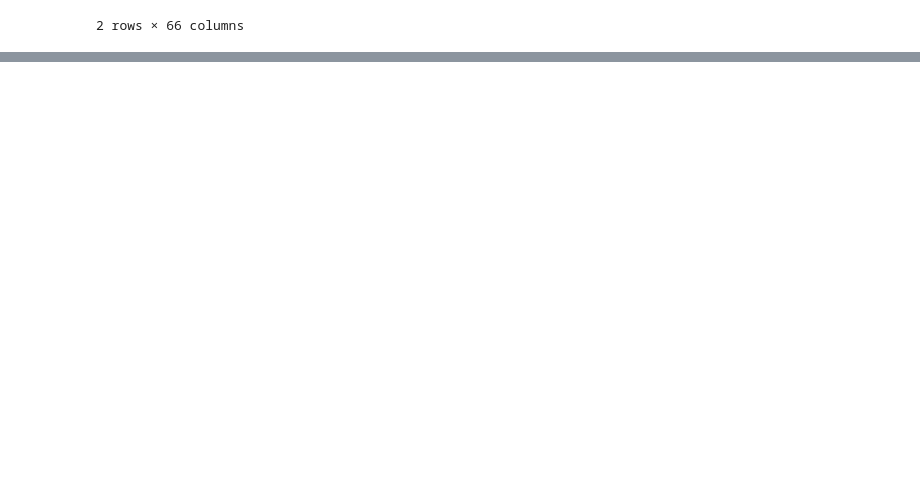
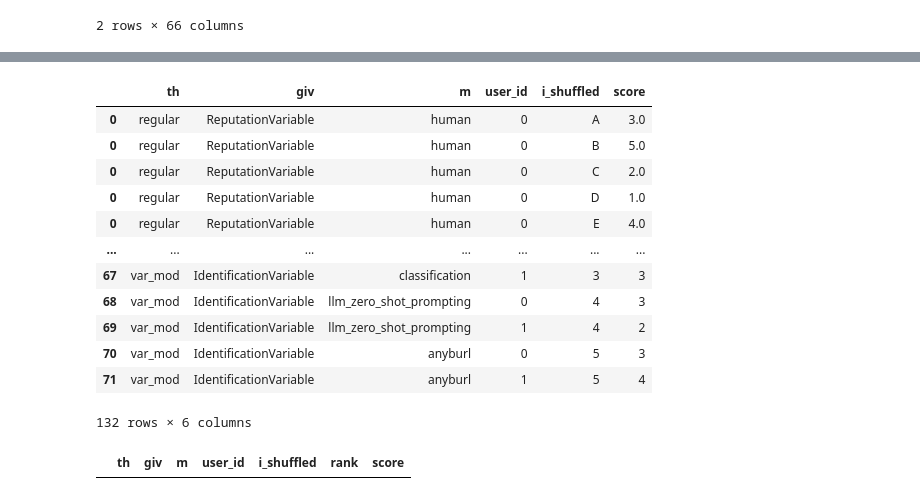
Before and after one commit to InesBlin/coda_hypothesis_generation, a Jupyter notebook: experiments/user_studies/analyse_user_studies.ipynb, the cells around one changed output, grey strips where cells are left out. Saved outputs shown, nothing was run; the diff lists cells and outputs as text; code cells hidden in the pictures; blank space fills up the shorter version.

```diff
--- a/experiments/user_studies/analyse_user_studies.ipynb
+++ b/experiments/user_studies/analyse_user_studies.ipynb
@@ -210,6 +212,18 @@ fig = px.box(ai_h, x='th', y='score', color='m', points='all',
 fig.update_layout(title='Distribution of Scores by Model and Type of Hypothesis')
 fig.write_image("../visualisations/user_studies_ai_h_scores.pdf", format='pdf')
 fig.show()
+# %%
+color_palette = px.colors.qualitative.Safe
+columns = ["user_id", "score", "th", "giv", "i_shuffled", "m"]
+df_score_h_ai_human = pd.concat([human_h[columns], ai_h[columns]])
+
+fig = px.box(df_score_h_ai_human, x='th', y='score', color='m', points='all',
+             #labels={'Score': 'Scores', 'Model': 'Models', 'Type of Hypothesis': 'Type of Hypothesis'}
+             color_discrete_sequence=color_palette
+             )
+fig.update_layout(title='Distribution of Scores by Model and Type of Hypothesis')
+fig.write_image("../visualisations/user_studies_ai_human_h_scores.pdf", format='pdf')
+fig.show()
 # %% [markdown]
 ## Comparing human-generated hypotheses and ai-generated hypotheses
 # %%
@@ -260,0 +305,3 @@ fig.show()
+# %%
+columns = ['th', 'giv', 'm', 'user_id', 'i_shuffled']
+pd.merge(comparison_h[columns + ['rank']], df_score_h_ai_human[columns + ['score']], on=columns, how='inner').groupby(["m", "th"]).agg({"score": "mean", "rank": "mean"})
@@ -260,0 +314,21 @@ fig.show()
+# %%
+df_score_h_ai_human[columns + ['score']]
+# %% [output]
+|  | th | giv | m | user_id | i_shuffled | score |
+| 0 | regular | ReputationVariable | human | 0 | A | 3.0 |
+| 0 | regular | ReputationVariable | human | 0 | B | 5.0 |
+| 0 | regular | ReputationVariable | human | 0 | C | 2.0 |
+| 0 | regular | ReputationVariable | human | 0 | D | 1.0 |
+| 0 | regular | ReputationVariable | human | 0 | E | 4.0 |
+| ... | ... | ... | ... | ... | ... | ... |
+| 67 | var_mod | IdentificationVariable | classification | 1 | 3 | 3 |
+| 68 | var_mod | IdentificationVariable | llm_zero_shot_prompting | 0 | 4 | 3 |
+| 69 | var_mod | IdentificationVariable | llm_zero_shot_prompting | 1 | 4 | 2 |
+| 70 | var_mod | IdentificationVariable | anyburl | 0 | 5 | 3 |
+| 71 | var_mod | IdentificationVariable | anyburl | 1 | 5 | 4 |
+132 rows × 6 columns
+# %%
+test=pd.merge(comparison_h[columns + ['rank']], df_score_h_ai_human[columns + ['score']], on=columns, how='inner')
+test[test["score"].isna()]
+# %% [output]
+|  | th | giv | m | user_id | i_shuffled | rank | score |
```
Also changed, not shown: parts of 8 cells of this notebook.
